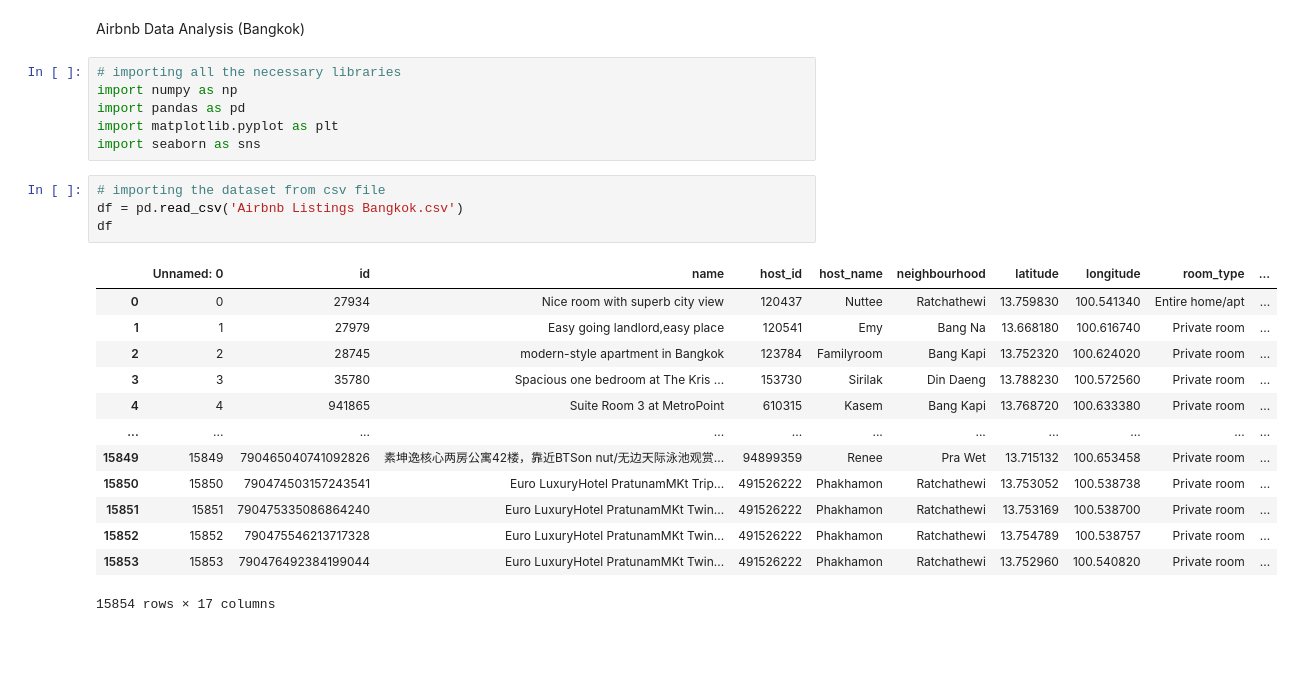
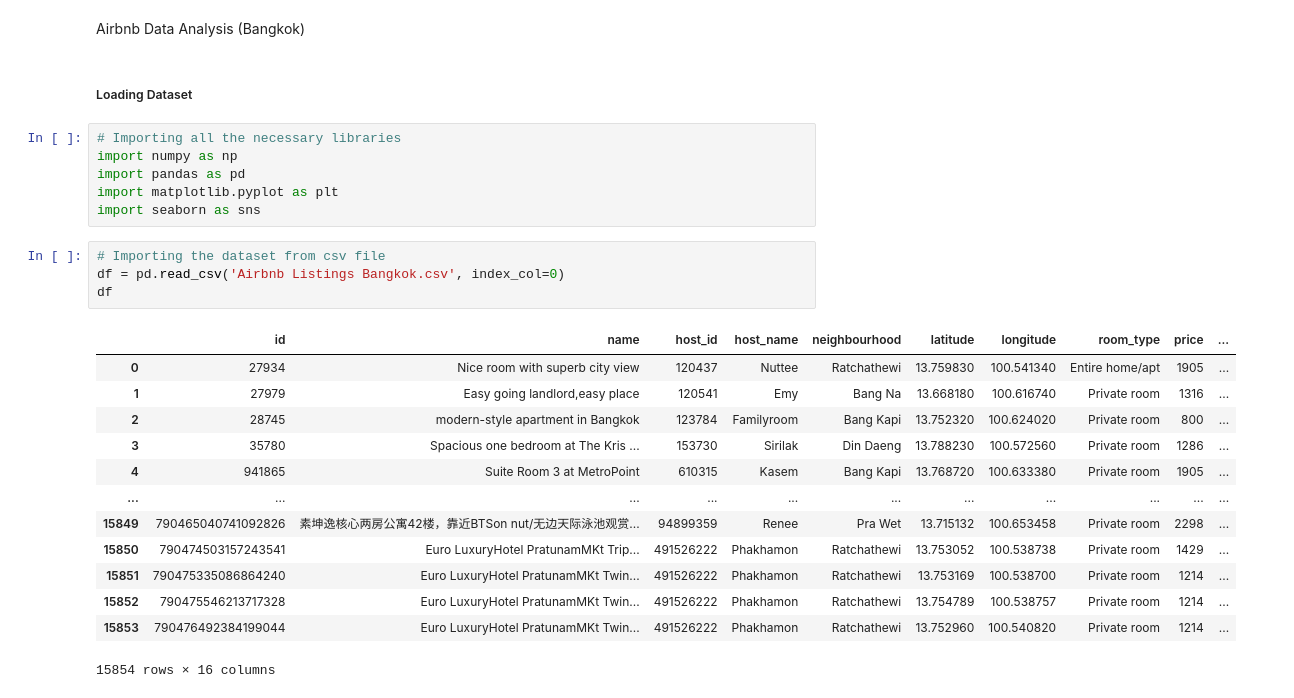
Before and after one commit to sg-333/Airbnb-DA, a Jupyter notebook: project.ipynb, the cells around one changed output. Drawn from its saved outputs; the diff is of its cells as text; blank space fills up the shorter version.

```diff
--- a/project.ipynb
+++ b/project.ipynb
@@ -1,26 +1,28 @@
 # %% [markdown]
 Airbnb Data Analysis (Bangkok)
+# %% [markdown]
+##### Loading Dataset
 # %%
-# importing all the necessary libraries
+# Importing all the necessary libraries
 import numpy as np
 import pandas as pd
 import matplotlib.pyplot as plt
 import seaborn as sns
 # %%
-# importing the dataset from csv file
-df = pd.read_csv('Airbnb Listings Bangkok.csv')
+# Importing the dataset from csv file
+df = pd.read_csv('Airbnb Listings Bangkok.csv', index_col=0)
 df
 # %% [output]
-|  | Unnamed: 0 | id | name | host_id | host_name | neighbourhood | latitude | longitude | room_type | ... |
-| 0 | 0 | 27934 | Nice room with superb city view | 120437 | Nuttee | Ratchathewi | 13.759830 | 100.541340 | Entire home/apt | ... |
-| 1 | 1 | 27979 | Easy going landlord,easy place | 120541 | Emy | Bang Na | 13.668180 | 100.616740 | Private room | ... |
-| 2 | 2 | 28745 | modern-style apartment in Bangkok | 123784 | Familyroom | Bang Kapi | 13.752320 | 100.624020 | Private room | ... |
-| 3 | 3 | 35780 | Spacious one bedroom at The Kris ... | 153730 | Sirilak | Din Daeng | 13.788230 | 100.572560 | Private room | ... |
-| 4 | 4 | 941865 | Suite Room 3 at MetroPoint | 610315 | Kasem | Bang Kapi | 13.768720 | 100.633380 | Private room | ... |
+|  | id | name | host_id | host_name | neighbourhood | latitude | longitude | room_type | price | ... |
+| 0 | 27934 | Nice room with superb city view | 120437 | Nuttee | Ratchathewi | 13.759830 | 100.541340 | Entire home/apt | 1905 | ... |
+| 1 | 27979 | Easy going landlord,easy place | 120541 | Emy | Bang Na | 13.668180 | 100.616740 | Private room | 1316 | ... |
+| 2 | 28745 | modern-style apartment in Bangkok | 123784 | Familyroom | Bang Kapi | 13.752320 | 100.624020 | Private room | 800 | ... |
+| 3 | 35780 | Spacious one bedroom at The Kris ... | 153730 | Sirilak | Din Daeng | 13.788230 | 100.572560 | Private room | 1286 | ... |
+| 4 | 941865 | Suite Room 3 at MetroPoint | 610315 | Kasem | Bang Kapi | 13.768720 | 100.633380 | Private room | 1905 | ... |
 | ... | ... | ... | ... | ... | ... | ... | ... | ... | ... | ... |
-| 15849 | 15849 | 790465040741092826 | 素坤逸核心两房公寓42楼，靠近BTSon nut/无边天际泳池观赏... | 94899359 | Renee | Pra Wet | 13.715132 | 100.653458 | Private room | ... |
-| 15850 | 15850 | 790474503157243541 | Euro LuxuryHotel PratunamMKt Trip... | 491526222 | Phakhamon | Ratchathewi | 13.753052 | 100.538738 | Private room | ... |
-| 15851 | 15851 | 790475335086864240 | Euro LuxuryHotel PratunamMKt Twin... | 491526222 | Phakhamon | Ratchathewi | 13.753169 | 100.538700 | Private room | ... |
-| 15852 | 15852 | 790475546213717328 | Euro LuxuryHotel PratunamMKt Twin... | 491526222 | Phakhamon | Ratchathewi | 13.754789 | 100.538757 | Private room | ... |
-| 15853 | 15853 | 790476492384199044 | Euro LuxuryHotel PratunamMKt Twin... | 491526222 | Phakhamon | Ratchathewi | 13.752960 | 100.540820 | Private room | ... |
+| 15849 | 790465040741092826 | 素坤逸核心两房公寓42楼，靠近BTSon nut/无边天际泳池观赏... | 94899359 | Renee | Pra Wet | 13.715132 | 100.653458 | Private room | 2298 | ... |
+| 15850 | 790474503157243541 | Euro LuxuryHotel PratunamMKt Trip... | 491526222 | Phakhamon | Ratchathewi | 13.753052 | 100.538738 | Private room | 1429 | ... |
+| 15851 | 790475335086864240 | Euro LuxuryHotel PratunamMKt Twin... | 491526222 | Phakhamon | Ratchathewi | 13.753169 | 100.538700 | Private room | 1214 | ... |
+| 15852 | 790475546213717328 | Euro LuxuryHotel PratunamMKt Twin... | 491526222 | Phakhamon | Ratchathewi | 13.754789 | 100.538757 | Private room | 1214 | ... |
+| 15853 | 790476492384199044 | Euro LuxuryHotel PratunamMKt Twin... | 491526222 | Phakhamon | Ratchathewi | 13.752960 | 100.540820 | Private room | 1214 | ... |
-15854 rows × 17 columns
+15854 rows × 16 columns
```
Also changed, not shown: parts of 15 cells of this notebook.
